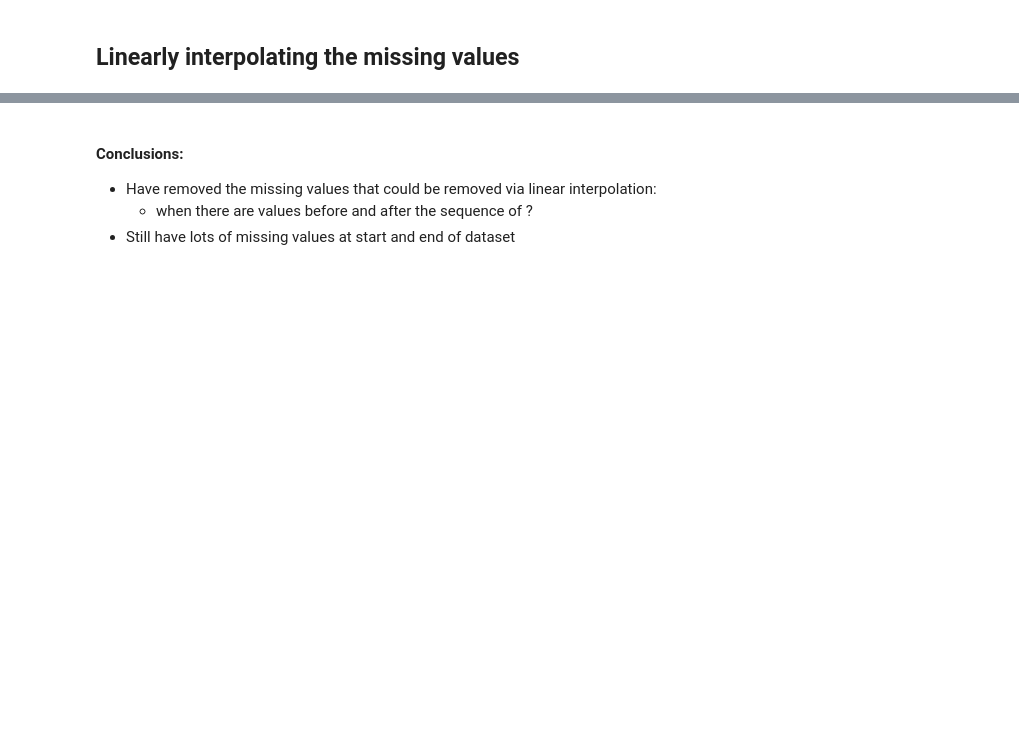
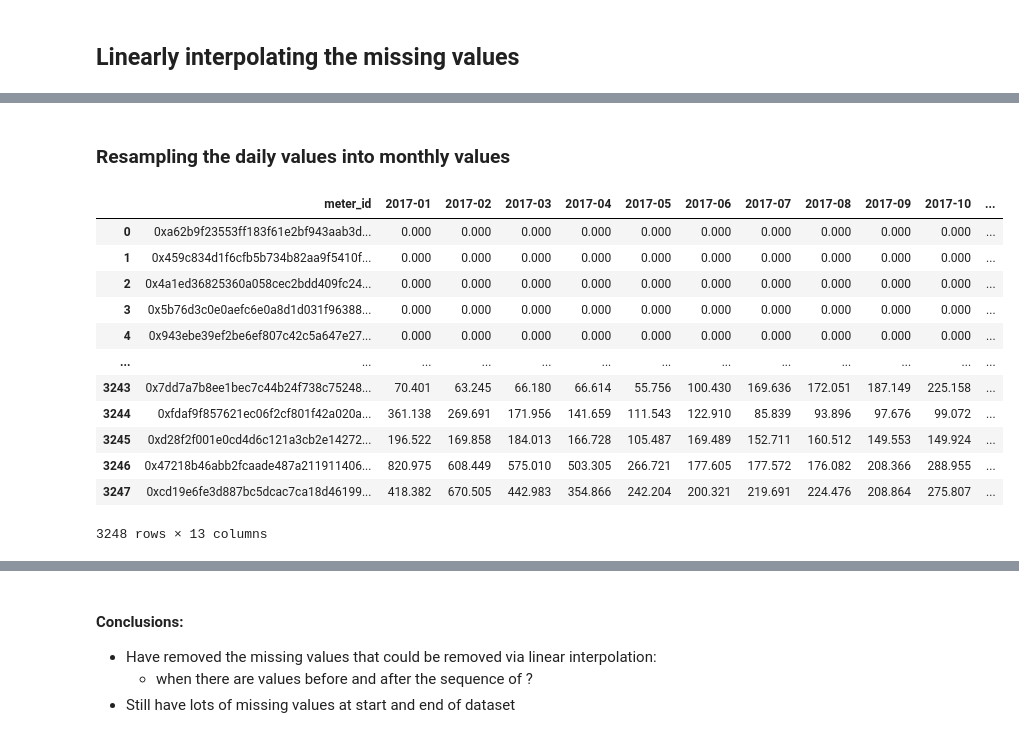
Before and after one commit to danielmusselwhite/UG_Dissertation_Energy_Forecasting, a Jupyter notebook: Src/Jupyter_Notebooks/1. EDA.ipynb, the cells around one changed output, grey strips where cells are left out. Saved outputs shown, nothing was run; the diff lists cells and outputs as text; code cells hidden in the pictures; blank space fills up the shorter version.

```diff
--- a/Src/Jupyter_Notebooks/1. EDA.ipynb
+++ b/Src/Jupyter_Notebooks/1. EDA.ipynb
@@ -116,3 +122,43 @@ print(df_energy.isnull().sum().sum())
+# %%
+def resample_to_different_time(df_energy, file_name, resample_size):
+    df_energy_new = pd.DataFrame(columns=["meter_id"])
+    df_energy_new["meter_id"] = meter_id
+
+    #for date of the resample size in the range of dates
+    for new_sample in tqdm(pd.date_range(datetime(2017, 1, 1), datetime(2017, 12, 31), freq = resample_size)):
+
+        #get this columns name as a string
+        if(resample_size=="M"):
+            columnName = str(new_sample.date())[:7]
+        elif(resample_size=="D" or resample_size=="W"):
+            columnName = str(new_sample.date())
+        else:
+            return
+
+        #if this isn't a week we can simply take those that start with the new columnName
+        if(resample_size!="W"):
+            #get all columns that relate to this new sample
+            columns = [i for i in df_energy.columns.values[1:] if i.startswith(columnName)]
+
+        #if it is a week be a bit more fancy find the days in the range of this week
+        else:
+            columns = []
+            #for each day in range of this week
+            for weeks_day in pd.date_range(new_sample, new_sample+timedelta(days=6), freq="D"):
+                #get todays name as a string
+                dayName = str(weeks_day.date())
+                #get all columns that relate to this day
+                dayColumns = [i for i in df_energy.columns.values[1:] if i.startswith(dayName)]
+                #add it to the week total
+                columns = columns+dayColumns
+
+        #sum these up into a value for the new sample size
+        df_energy_new[columnName] = df_energy[columns].sum(axis=1)
+
+        #saving the dataframe
+        if(os.path.exists(f"../Data/Preprocessed_Data/{file_name}.pkl")==False):
+            df_energy_new.to_pickle(f"../Data/Preprocessed_Data/{file_name}.pkl")
+    return df_energy_new
 # %% [markdown]
 ## Resampling from 30 min intervals into days
 * Resmapling into days as it'll be better suited for our RNN based models to learn from
@@ -141,6 +168,6 @@ def resample_to_day(df_energy, file_name):
 # %%
 # resampling the original data into a daily value
-df_energy_daily = resample_to_day(df_energy, "consumption_daily")
+df_energy_daily = resample_to_different_time(df_energy, "consumption_daily","D")
 # %%
 df_energy_daily
 # %% [output]
@@ -194,0 +272,19 @@ if(os.path.exists(f"../Data/Preprocessed_Data/consumption_daily_interpolated.pkl
+# %% [markdown]
+### Resampling the daily values into monthly values
+# %%
+#resampling non-interpolated daily data into months
+resample_to_different_time(df_energy_daily, "consumption_monthly","M")
+# %% [output]
+|  | meter_id | 2017-01 | 2017-02 | 2017-03 | 2017-04 | 2017-05 | 2017-06 | 2017-07 | 2017-08 | 2017-09 | 2017-10 | ... |
+| 0 | 0xa62b9f23553ff183f61e2bf943aab3d... | 0.000 | 0.000 | 0.000 | 0.000 | 0.000 | 0.000 | 0.000 | 0.000 | 0.000 | 0.000 | ... |
+| 1 | 0x459c834d1f6cfb5b734b82aa9f5410f... | 0.000 | 0.000 | 0.000 | 0.000 | 0.000 | 0.000 | 0.000 | 0.000 | 0.000 | 0.000 | ... |
+| 2 | 0x4a1ed36825360a058cec2bdd409fc24... | 0.000 | 0.000 | 0.000 | 0.000 | 0.000 | 0.000 | 0.000 | 0.000 | 0.000 | 0.000 | ... |
+| 3 | 0x5b76d3c0e0aefc6e0a8d1d031f96388... | 0.000 | 0.000 | 0.000 | 0.000 | 0.000 | 0.000 | 0.000 | 0.000 | 0.000 | 0.000 | ... |
+| 4 | 0x943ebe39ef2be6ef807c42c5a647e27... | 0.000 | 0.000 | 0.000 | 0.000 | 0.000 | 0.000 | 0.000 | 0.000 | 0.000 | 0.000 | ... |
+| ... | ... | ... | ... | ... | ... | ... | ... | ... | ... | ... | ... | ... |
+| 3243 | 0x7dd7a7b8ee1bec7c44b24f738c75248... | 70.401 | 63.245 | 66.180 | 66.614 | 55.756 | 100.430 | 169.636 | 172.051 | 187.149 | 225.158 | ... |
+| 3244 | 0xfdaf9f857621ec06f2cf801f42a020a... | 361.138 | 269.691 | 171.956 | 141.659 | 111.543 | 122.910 | 85.839 | 93.896 | 97.676 | 99.072 | ... |
+| 3245 | 0xd28f2f001e0cd4d6c121a3cb2e14272... | 196.522 | 169.858 | 184.013 | 166.728 | 105.487 | 169.489 | 152.711 | 160.512 | 149.553 | 149.924 | ... |
+| 3246 | 0x47218b46abb2fcaade487a211911406... | 820.975 | 608.449 | 575.010 | 503.305 | 266.721 | 177.605 | 177.572 | 176.082 | 208.366 | 288.955 | ... |
+| 3247 | 0xcd19e6fe3d887bc5dcac7ca18d46199... | 418.382 | 670.505 | 442.983 | 354.866 | 242.204 | 200.321 | 219.691 | 224.476 | 208.864 | 275.807 | ... |
+3248 rows × 13 columns
```
Also changed, not shown: parts of 16 cells of this notebook.
